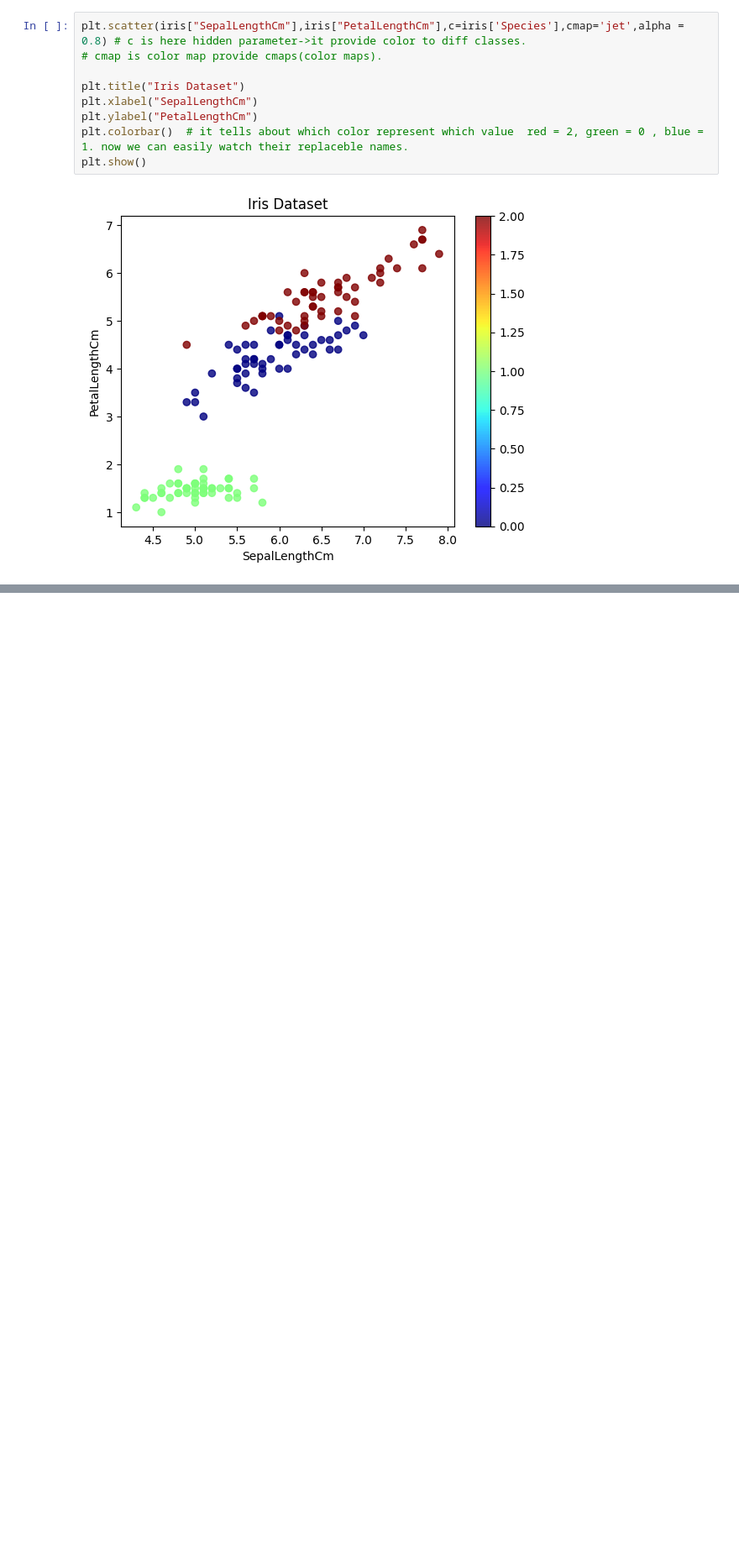
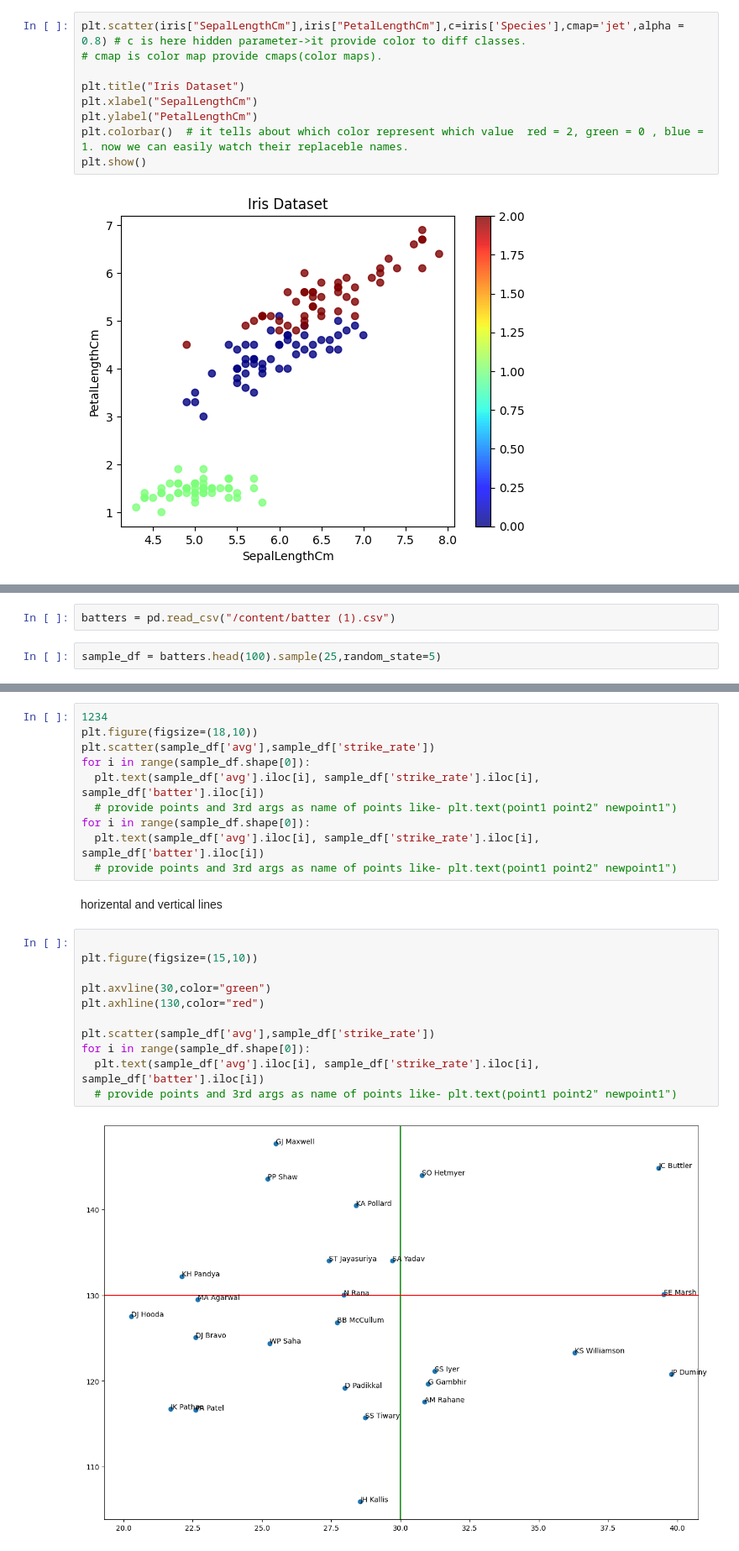
Before and after one commit to santoshbohra123/matplotlib, a Jupyter notebook: Untitled0.ipynb, the cells around one changed output, grey strips where cells are left out. Shown at 84% size. Cells and saved outputs as stored; diff of their text form; blank space fills up the shorter version.

```diff
--- a/Untitled0.ipynb
+++ b/Untitled0.ipynb
@@ -40,0 +55,4 @@ plt.show()
+# %%
+batters = pd.read_csv("/content/batter (1).csv")
+# %%
+sample_df = batters.head(100).sample(25,random_state=5)
@@ -40,0 +79,25 @@ plt.show()
+# %%
+1234
+plt.figure(figsize=(18,10))
+plt.scatter(sample_df['avg'],sample_df['strike_rate'])
+for i in range(sample_df.shape[0]):
+  plt.text(sample_df['avg'].iloc[i], sample_df['strike_rate'].iloc[i], sample_df['batter'].iloc[i])
+  # provide points and 3rd args as name of points like- plt.text(point1 point2" newpoint1")
+for i in range(sample_df.shape[0]):
+  plt.text(sample_df['avg'].iloc[i], sample_df['strike_rate'].iloc[i], sample_df['batter'].iloc[i])
+  # provide points and 3rd args as name of points like- plt.text(point1 point2" newpoint1")
+# %% [markdown]
+horizental and vertical lines
+# %%
+
+plt.figure(figsize=(15,10))
+
+plt.axvline(30,color="green")
+plt.axhline(130,color="red")
+
+plt.scatter(sample_df['avg'],sample_df['strike_rate'])
+for i in range(sample_df.shape[0]):
+  plt.text(sample_df['avg'].iloc[i], sample_df['strike_rate'].iloc[i], sample_df['batter'].iloc[i])
+  # provide points and 3rd args as name of points like- plt.text(point1 point2" newpoint1")
+# %% [output]
+[figure, added]
```
Also changed, not shown: parts of 5 cells of this notebook.
